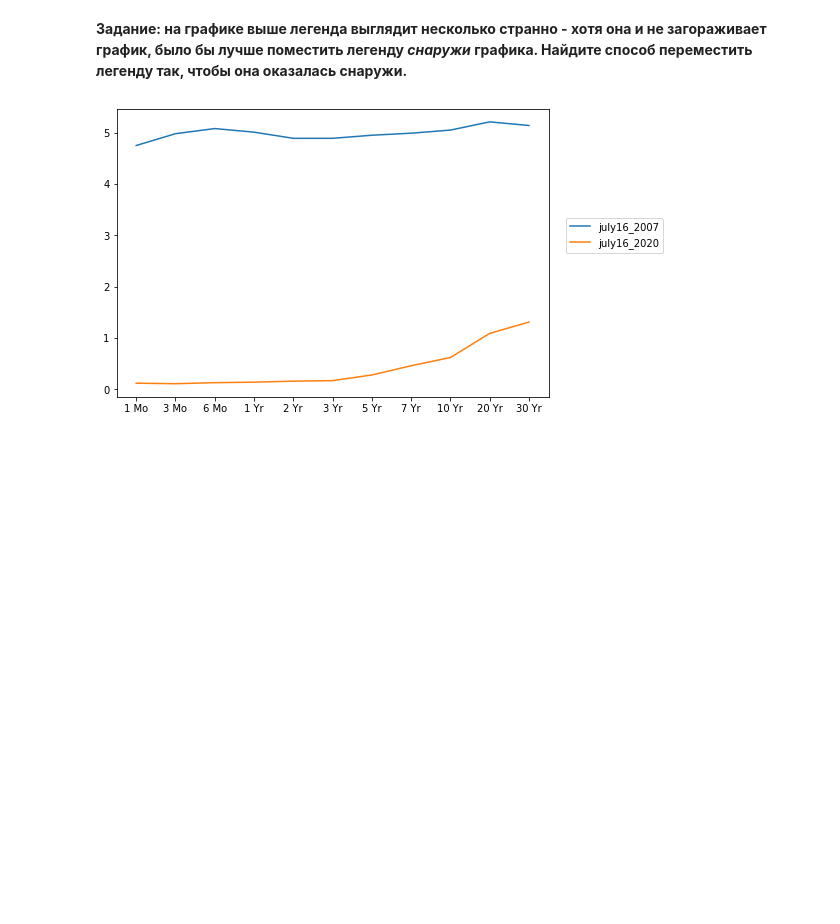
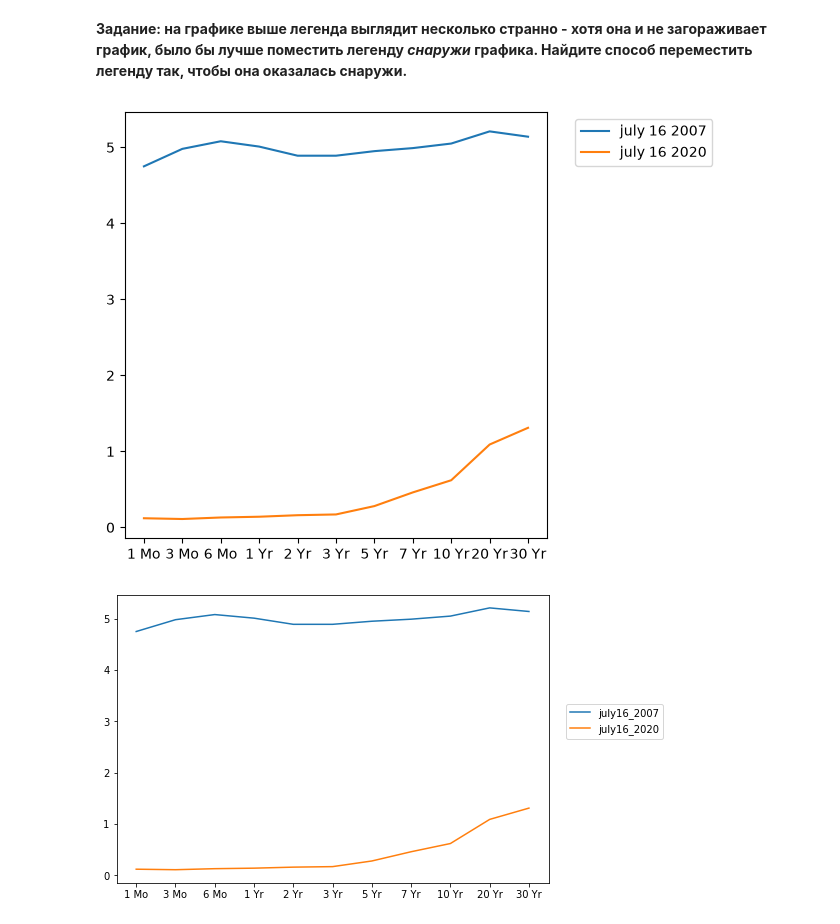
Before and after one commit to Svetlana184/PythonBase, a Jupyter notebook: 04-Matplotlib Exercises.ipynb, the cells around one changed output. Drawn from its saved outputs; the diff is of its cells as text; code cells hidden in the pictures; blank space fills up the shorter version.

```diff
--- a/04-Matplotlib Exercises.ipynb
+++ b/04-Matplotlib Exercises.ipynb
@@ -132,3 +143,12 @@ july16_2020 = [0.12,0.11,0.13,0.14,0.16,0.17,0.28,0.46,0.62,1.09,1.31]
+# %%
+# ПИШИТЕ ВАШ КОД ЗДЕСЬ
+plt.plot(labels, july16_2007, label='july 16 2007')
+plt.plot(labels, july16_2020, label='july 16 2020')
+plt.legend(bbox_to_anchor=(1.05, 1), loc='upper left')
+plt.tight_layout()
+plt.show()
+# %% [output]
+[figure, added]
 # %%
 # НЕ ЗАПУСКАЙТЕ ЯЧЕЙКУ НИЖЕ, ИНАЧЕ ГРАФИК ИСЧЕЗНЕТ!
 # %%
```
Also changed, not shown: parts of 9 cells of this notebook, 2 other files.
